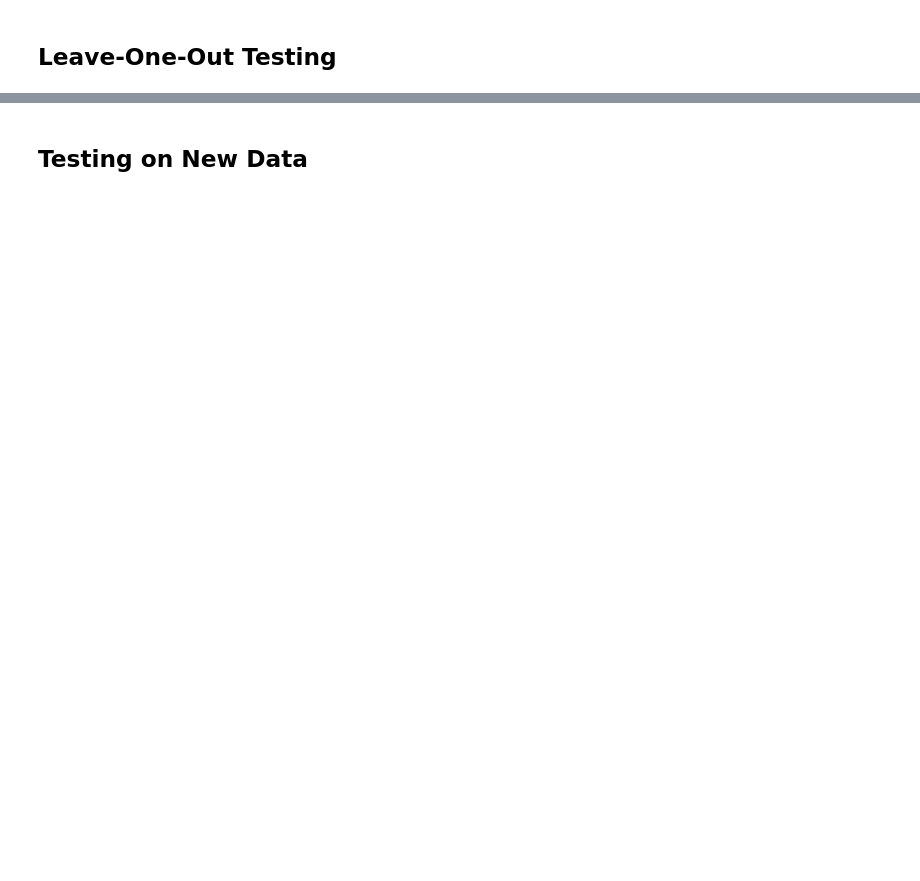
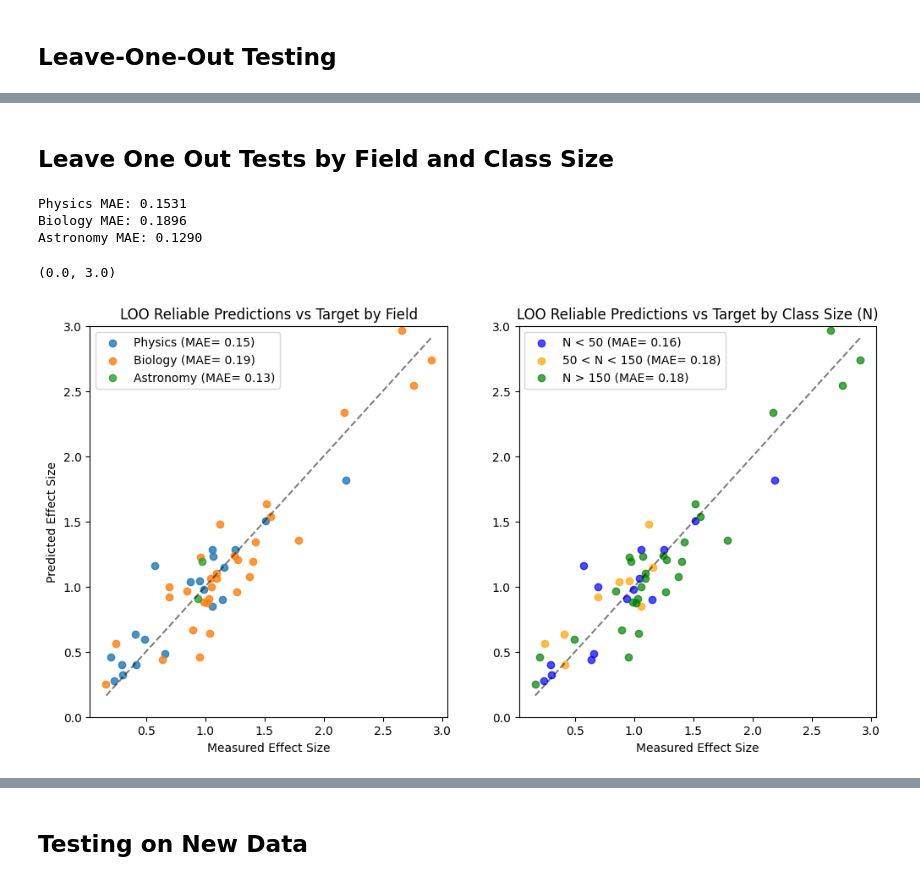
Before and after one commit to oross314/Modeling-Active-Learning-Classrooms, a Jupyter notebook: regression_model.ipynb, the cells around one changed output, grey strips where cells are left out. Drawn from its saved outputs; the diff is of its cells as text; code cells hidden in the pictures; blank space fills up the shorter version.

```diff
--- a/regression_model.ipynb
+++ b/regression_model.ipynb
@@ -190,0 +186,46 @@ Chi-squared: 529.18
+# %% [markdown]
+## Leave One Out Tests by Field and Class Size
+# %%
+x, y = target, LOO_predictions_mean
+#cut unreliable predictions
+x, y = x[LOO_predictions_std < .3], y[LOO_predictions_std < .3]
+fields = codes_and_CIs['Field'].values
+Ns = codes_and_CIs['N'].values
+fields, Ns = fields[LOO_predictions_std < .3], Ns[LOO_predictions_std < .3]
+
+
+fig, ax = plt.subplots(1, 2, figsize=(12, 6))
+
+
+
+#show points colored by field
+for field in np.unique(fields)[::-1]:
+    field_x = x[fields == field]
+    field_y = y[fields == field]
+    ax[0].scatter(field_x, field_y, label=field + f' (MAE= {np.mean(np.abs(field_y-field_x)):.2f})', alpha=0.8)
+    print(f'{field} MAE: {np.mean(np.abs(field_y-field_x)):.4f}')
+
+ax[0].plot([np.min(x), np.max(x)], [np.min(x), np.max(x)], 'k--', alpha=.5)
+ax[0].set_xlabel(f'Measured Effect Size')
+ax[0].set_ylabel(f'Predicted Effect Size')
+ax[0].legend()
+ax[0].set_title(f'LOO Reliable Predictions vs Target by Field')
+ax[0].set_ylim(0, 3)
+
+#separately plot N < 50  50 < N < 100, and N > 100
+N_labels = ['N < 50', '50 < N < 150', 'N > 150']
+for N_range, color, label in zip([(0, 50), (50, 150),  (150, np.inf)], ['blue', 'orange', 'green'], N_labels):
+    range_x = x[(Ns > N_range[0]) & (Ns <= N_range[1])]
+    range_y = y[(Ns > N_range[0]) & (Ns <= N_range[1])]
+    ax[1].scatter(range_x, range_y, label=label + f' (MAE= {np.mean(np.abs(range_y-range_x)):.2f})', alpha=0.7, color=color)
+ax[1].legend()
+ax[1].set_title(f'LOO Reliable Predictions vs Target by Class Size (N)')
+ax[1].plot([np.min(x), np.max(x)], [np.min(x), np.max(x)], 'k--', alpha=.5)
+ax[1].set_xlabel(f'Measured Effect Size')
+ax[1].set_ylim(0, 3)
+# %% [output]
+Physics MAE: 0.1531
+Biology MAE: 0.1896
+Astronomy MAE: 0.1290
+(0.0, 3.0)
+[figure, added]
```
Also changed, not shown: parts of 14 cells of this notebook, 4 other files.
